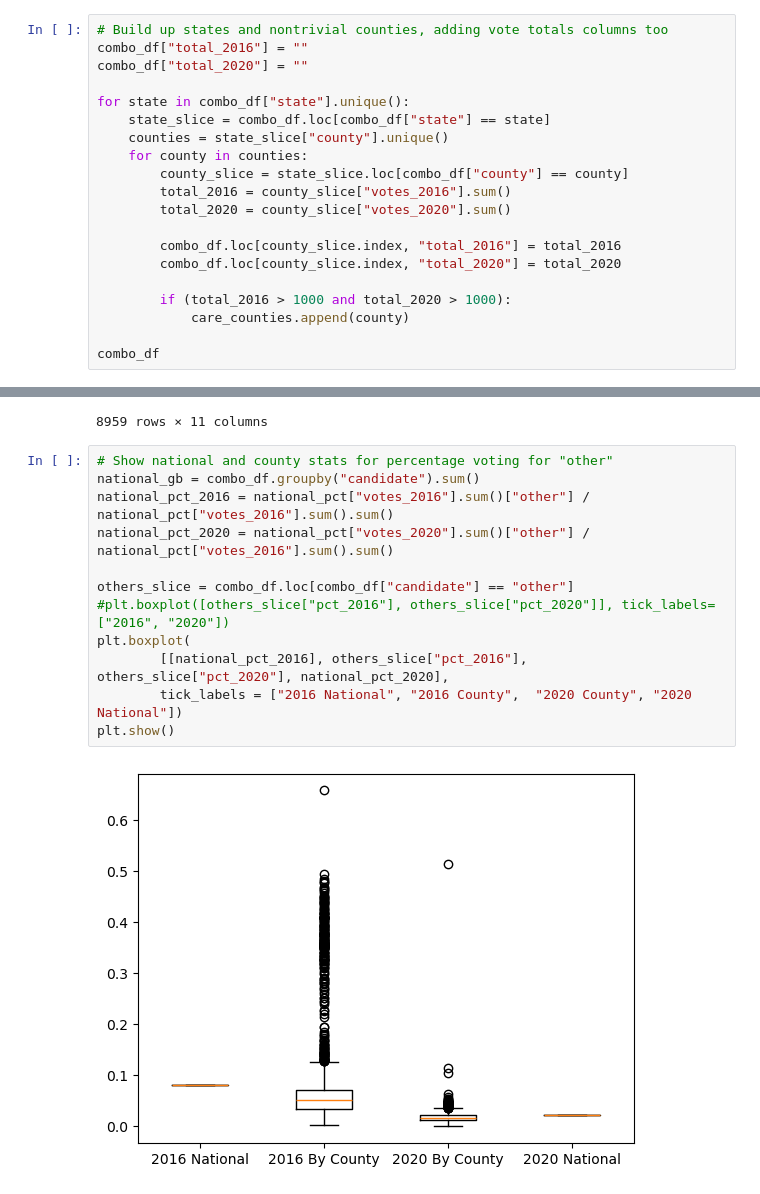
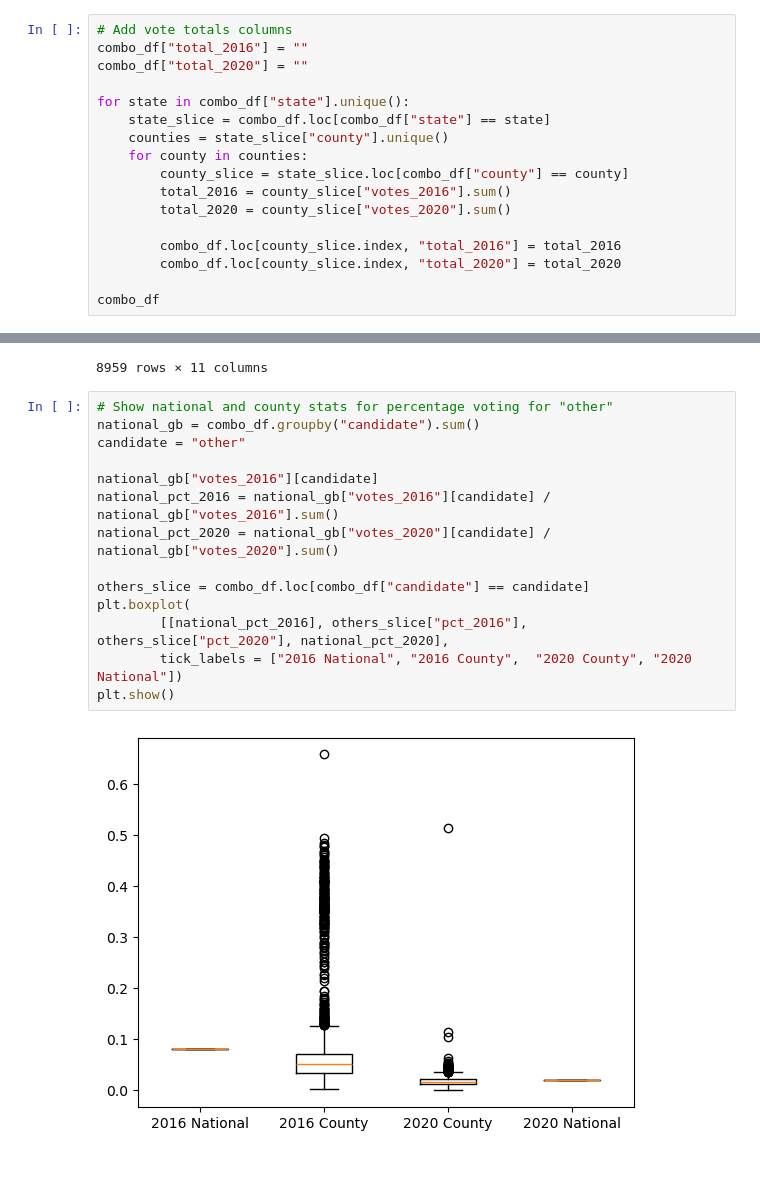
Before and after one commit to rmathena79/democracy, a Jupyter notebook: democracy.ipynb, the cells around one changed output, grey strips where cells are left out. Saved outputs shown, nothing was run; the diff lists cells and outputs as text.

```diff
--- a/democracy.ipynb
+++ b/democracy.ipynb
@@ -204,7 +204,7 @@ candidate     object
 27891    1
 Name: count, dtype: int64
 # %%
-# Build up states and nontrivial counties, adding vote totals columns too
+# Add vote totals columns
 combo_df["total_2016"] = ""
 combo_df["total_2020"] = ""
 
@@ -219,8 +219,5 @@ for state in combo_df["state"].unique():
         combo_df.loc[county_slice.index, "total_2016"] = total_2016
         combo_df.loc[county_slice.index, "total_2020"] = total_2020
 
-        if (total_2016 > 1000 and total_2020 > 1000):
-            care_counties.append(county)
-
 combo_df
 # %% [output]
@@ -266,14 +259,16 @@ combo_df
 # %%
 # Show national and county stats for percentage voting for "other"
 national_gb = combo_df.groupby("candidate").sum()
-national_pct_2016 = national_pct["votes_2016"].sum()["other"] / national_pct["votes_2016"].sum().sum()
-national_pct_2020 = national_pct["votes_2020"].sum()["other"] / national_pct["votes_2016"].sum().sum()
+candidate = "other"
 
-others_slice = combo_df.loc[combo_df["candidate"] == "other"]
-#plt.boxplot([others_slice["pct_2016"], others_slice["pct_2020"]], tick_labels=["2016", "2020"])
+national_gb["votes_2016"][candidate]
+national_pct_2016 = national_gb["votes_2016"][candidate] / national_gb["votes_2016"].sum()
+national_pct_2020 = national_gb["votes_2020"][candidate] / national_gb["votes_2020"].sum()
+
+others_slice = combo_df.loc[combo_df["candidate"] == candidate]
 plt.boxplot(
         [[national_pct_2016], others_slice["pct_2016"], others_slice["pct_2020"], national_pct_2020],
         tick_labels = ["2016 National", "2016 County",  "2020 County", "2020 National"])
 plt.show()
 # %% [output]
-[figure, old version]
+[figure, new version]
```
Also changed, not shown: parts of 1 cell of this notebook.
